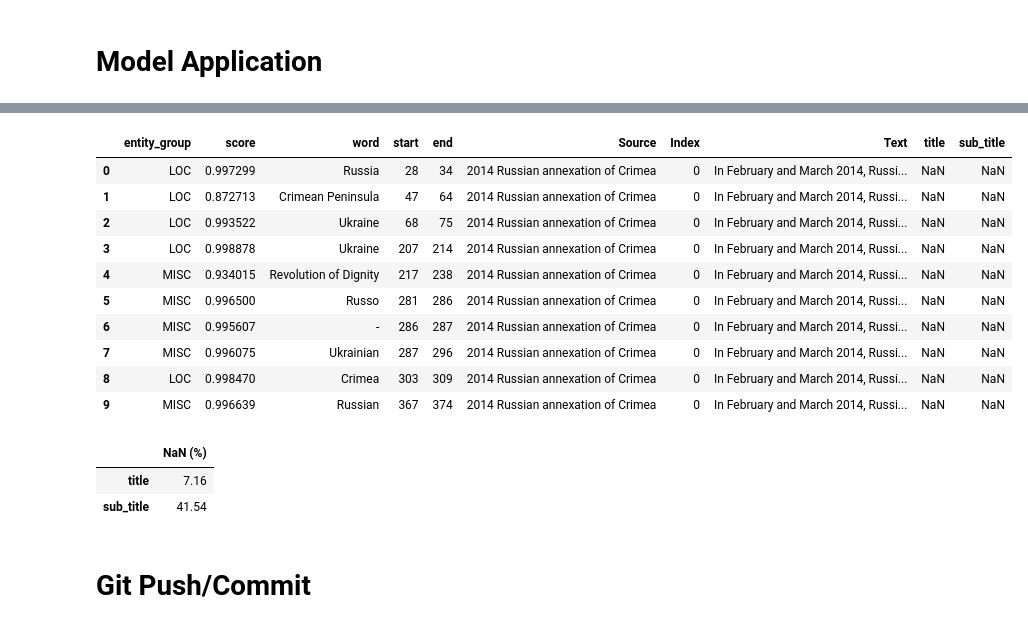
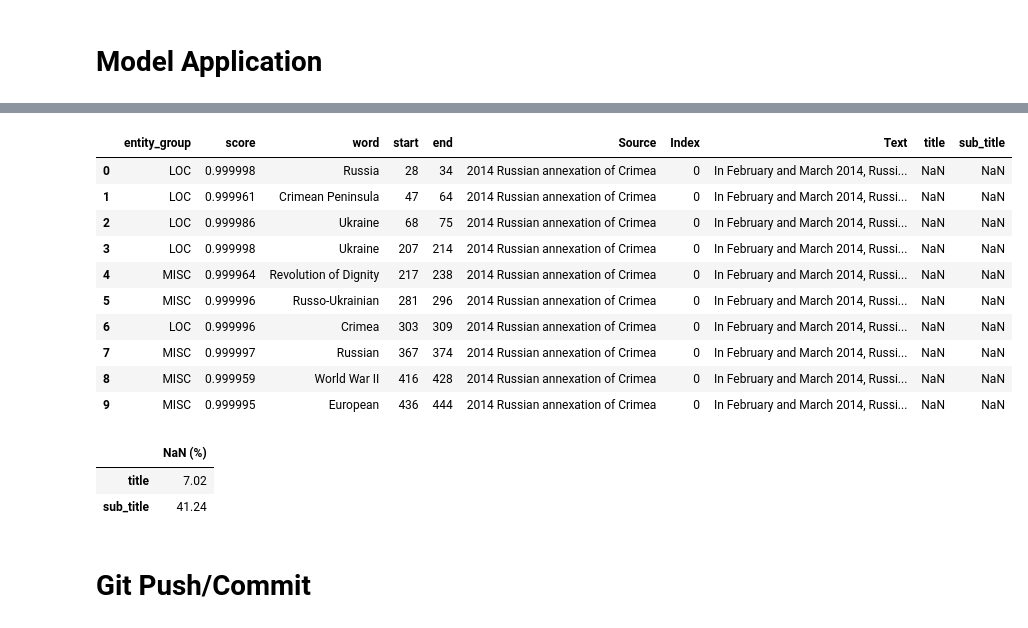
Before and after one commit to EtzionR/Corpus2GeoRAG, a Jupyter notebook: ApplyNER/final_data_generation.ipynb, the cells around one changed output, grey strips where cells are left out. Saved outputs shown, nothing was run; the diff lists cells and outputs as text; code cells hidden in the pictures.

```diff
--- a/ApplyNER/final_data_generation.ipynb
+++ b/ApplyNER/final_data_generation.ipynb
@@ -208,0 +208,13 @@ TokenClassificationPipeline: {'model': 'DistilBertForTokenClassification', 'dtyp
+# %%
+MODEL_Flair = "flair/ner-english-large"
+
+flair.device = torch.device(
+    "cuda" if torch.cuda.is_available() else "cpu"
+)
+
+ner_Flair = SequenceTagger.load(MODEL_Flair)
+ner_Flair.to(flair.device)
+
+print("Model device:", flair.device)
+
+ner_Flair
@@ -359,26 +419,26 @@ Saving and verification took 1.2 seconds.
 # %%
-display(df_DistilBERT.head(10))
+display(df_Flair.head(10))
 
 display(
-    df_DistilBERT[["title", "sub_title"]]
+    df_Flair[["title", "sub_title"]]
     .isna().mean().mul(100).round(2)
     .to_frame(name="NaN (%)")
 )
 # %% [output]
 |  | entity_group | score | word | start | end | Source | Index | Text | title | sub_title |
-| 0 | LOC | 0.997299 | Russia | 28 | 34 | 2014 Russian annexation of Crimea | 0 | In February and March 2014, Russi... | NaN | NaN |
-| 1 | LOC | 0.872713 | Crimean Peninsula | 47 | 64 | 2014 Russian annexation of Crimea | 0 | In February and March 2014, Russi... | NaN | NaN |
-| 2 | LOC | 0.993522 | Ukraine | 68 | 75 | 2014 Russian annexation of Crimea | 0 | In February and March 2014, Russi... | NaN | NaN |
-| 3 | LOC | 0.998878 | Ukraine | 207 | 214 | 2014 Russian annexation of Crimea | 0 | In February and March 2014, Russi... | NaN | NaN |
-| 4 | MISC | 0.934015 | Revolution of Dignity | 217 | 238 | 2014 Russian annexation of Crimea | 0 | In February and March 2014, Russi... | NaN | NaN |
-| 5 | MISC | 0.996500 | Russo | 281 | 286 | 2014 Russian annexation of Crimea | 0 | In February and March 2014, Russi... | NaN | NaN |
-| 6 | MISC | 0.995607 | - | 286 | 287 | 2014 Russian annexation of Crimea | 0 | In February and March 2014, Russi... | NaN | NaN |
-| 7 | MISC | 0.996075 | Ukrainian | 287 | 296 | 2014 Russian annexation of Crimea | 0 | In February and March 2014, Russi... | NaN | NaN |
-| 8 | LOC | 0.998470 | Crimea | 303 | 309 | 2014 Russian annexation of Crimea | 0 | In February and March 2014, Russi... | NaN | NaN |
-| 9 | MISC | 0.996639 | Russian | 367 | 374 | 2014 Russian annexation of Crimea | 0 | In February and March 2014, Russi... | NaN | NaN |
+| 0 | LOC | 0.999998 | Russia | 28 | 34 | 2014 Russian annexation of Crimea | 0 | In February and March 2014, Russi... | NaN | NaN |
+| 1 | LOC | 0.999961 | Crimean Peninsula | 47 | 64 | 2014 Russian annexation of Crimea | 0 | In February and March 2014, Russi... | NaN | NaN |
+| 2 | LOC | 0.999986 | Ukraine | 68 | 75 | 2014 Russian annexation of Crimea | 0 | In February and March 2014, Russi... | NaN | NaN |
+| 3 | LOC | 0.999998 | Ukraine | 207 | 214 | 2014 Russian annexation of Crimea | 0 | In February and March 2014, Russi... | NaN | NaN |
+| 4 | MISC | 0.999964 | Revolution of Dignity | 217 | 238 | 2014 Russian annexation of Crimea | 0 | In February and March 2014, Russi... | NaN | NaN |
+| 5 | MISC | 0.999996 | Russo-Ukrainian | 281 | 296 | 2014 Russian annexation of Crimea | 0 | In February and March 2014, Russi... | NaN | NaN |
+| 6 | LOC | 0.999996 | Crimea | 303 | 309 | 2014 Russian annexation of Crimea | 0 | In February and March 2014, Russi... | NaN | NaN |
+| 7 | MISC | 0.999997 | Russian | 367 | 374 | 2014 Russian annexation of Crimea | 0 | In February and March 2014, Russi... | NaN | NaN |
+| 8 | MISC | 0.999959 | World War II | 416 | 428 | 2014 Russian annexation of Crimea | 0 | In February and March 2014, Russi... | NaN | NaN |
+| 9 | MISC | 0.999995 | European | 436 | 444 | 2014 Russian annexation of Crimea | 0 | In February and March 2014, Russi... | NaN | NaN |
 |  | NaN (%) |
-| title | 7.16 |
-| sub_title | 41.54 |
+| title | 7.02 |
+| sub_title | 41.24 |
 # %% [markdown]
 # Git Push/Commit
 # %%
```
Also changed, not shown: parts of 7 cells of this notebook.
